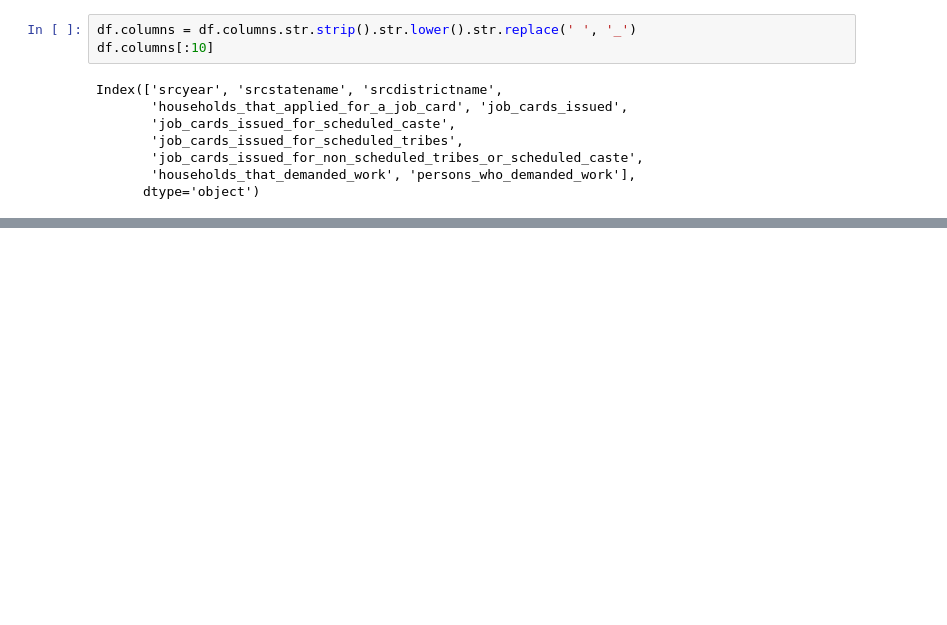
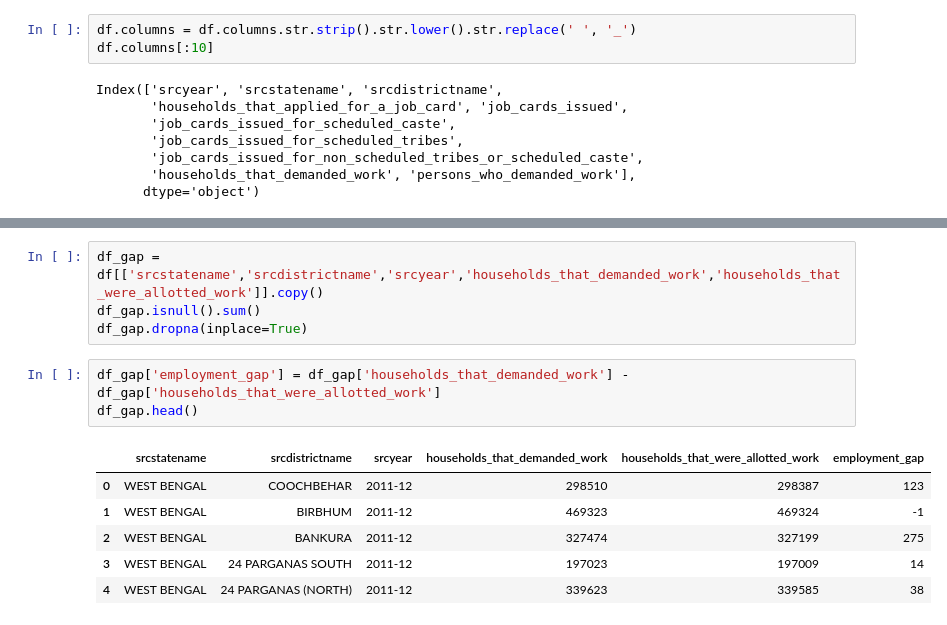
Before and after one commit to kanishkachandel/mnrega, a Jupyter notebook: python-project.ipynb, the cells around one changed output, grey strips where cells are left out. Cells and saved outputs as stored; diff of their text form; blank space fills up the shorter version.

```diff
--- a/python-project.ipynb
+++ b/python-project.ipynb
@@ -72,0 +115,14 @@ Index(['srcyear', 'srcstatename', 'srcdistrictname',
+# %%
+df_gap = df[['srcstatename','srcdistrictname','srcyear','households_that_demanded_work','households_that_were_allotted_work']].copy()
+df_gap.isnull().sum()
+df_gap.dropna(inplace=True)
+# %%
+df_gap['employment_gap'] = df_gap['households_that_demanded_work'] - df_gap['households_that_were_allotted_work']
+df_gap.head()
+# %% [output]
+|  | srcstatename | srcdistrictname | srcyear | households_that_demanded_work | households_that_were_allotted_work | employment_gap |
+| 0 | WEST BENGAL | COOCHBEHAR | 2011-12 | 298510 | 298387 | 123 |
+| 1 | WEST BENGAL | BIRBHUM | 2011-12 | 469323 | 469324 | -1 |
+| 2 | WEST BENGAL | BANKURA | 2011-12 | 327474 | 327199 | 275 |
+| 3 | WEST BENGAL | 24 PARGANAS SOUTH | 2011-12 | 197023 | 197009 | 14 |
+| 4 | WEST BENGAL | 24 PARGANAS (NORTH) | 2011-12 | 339623 | 339585 | 38 |
```
Also changed, not shown: parts of 6 cells of this notebook.
